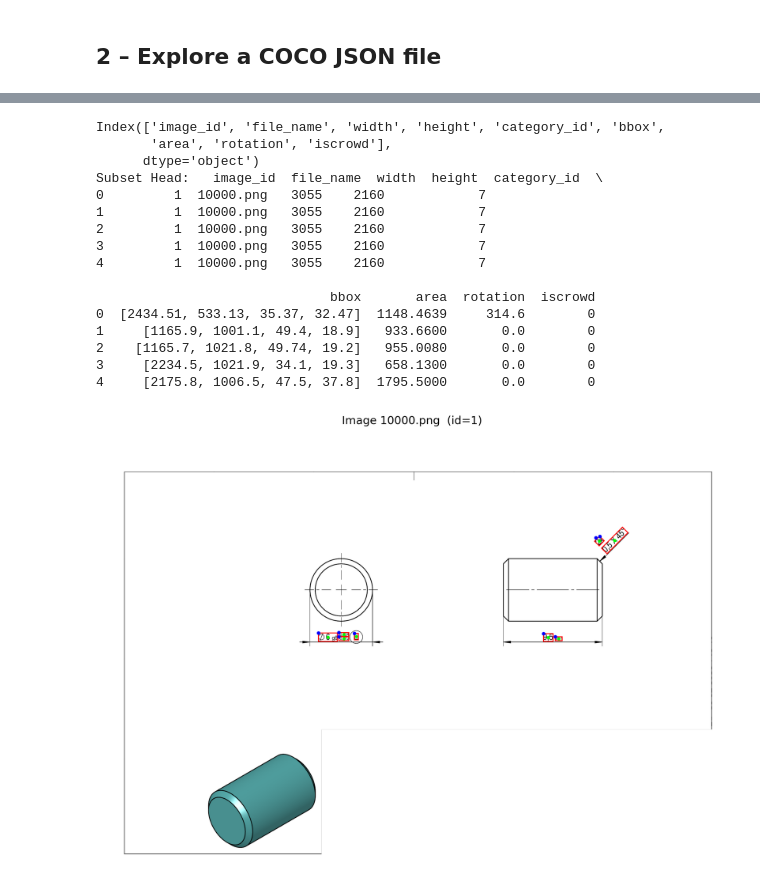
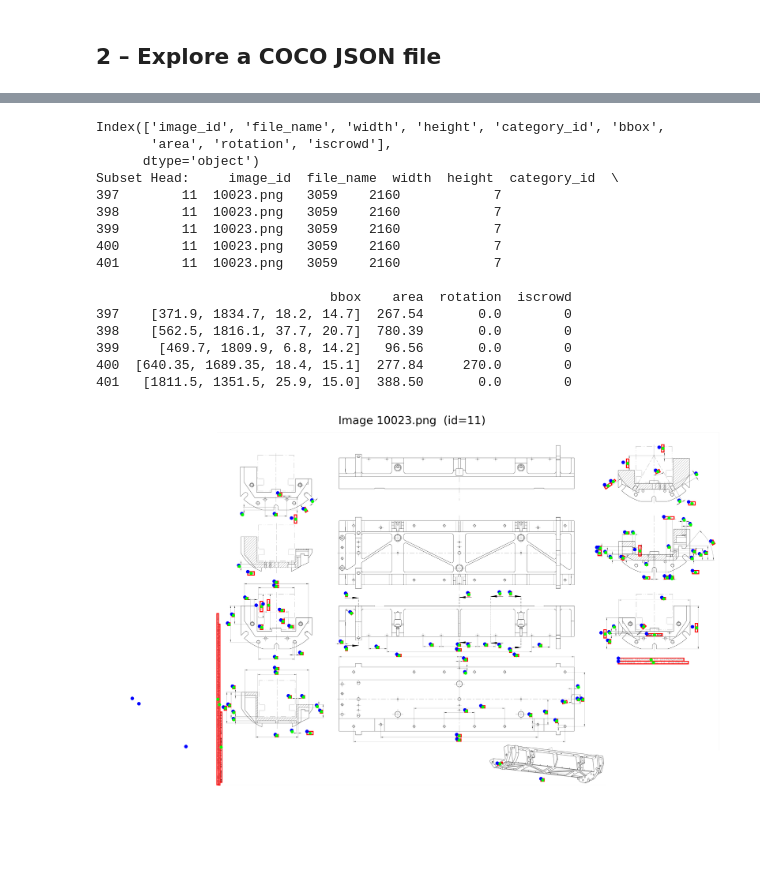
Before and after one commit to gonlyplease/ocr-rec-lab, a Jupyter notebook: analytics/rotation_data_analytics.ipynb, the cells around one changed output, grey strips where cells are left out. Cells and saved outputs as stored; diff of their text form; code cells hidden in the pictures; blank space fills up the shorter version.

```diff
--- a/analytics/rotation_data_analytics.ipynb
+++ b/analytics/rotation_data_analytics.ipynb
@@ -66,7 +66,7 @@ plt.rcParams['figure.dpi'] = 140  # sharper inline figs
 
 # ⇩⇩ Adjust these two lines to match your project root  ⇩⇩
 BATCHES_DIR = Path("../data/rotation/batches")               # or Path('/absolute/path/to/project')
-IMAGE_DIR = Path("../data/rotation/batches/batch_20250703_01/images/default")               # or Path('/absolute/path/to/project')
+IMAGE_DIR = Path("../data/rotation/batches/rotation_20250708_01/images/default")               # or Path('/absolute/path/to/project')
 
 
 print('Batches dir  :', BATCHES_DIR)
@@ -221,47 +221,47 @@ def show_image_with_annotations(row_img: pd.Series,
         cx, cy = x + w / 2, y + h / 2
         rect = Rectangle((cx - w / 2, cy - h / 2), w, h,
                          linewidth=1, edgecolor="red", fill=False)
 
         # 3️⃣ rotate about the centre.  Matplotlib expects CCW.
         transf = Affine2D().rotate_deg_around(cx, cy, rot_cw) + ax.transData
         rect.set_transform(transf)
         ax.add_patch(rect)
 
         # optional: mark the centre too
         if show_centres:
             ax.scatter(cx, cy, color=centre_color, s=6, zorder=3)
 
     plt.show()
 
 
 # -------------------------------------------------------------------
 # 3.  pick an image and visualise -----------------------------------
 # -------------------------------------------------------------------
 
 
 # pick the 5th image (index 4) like you did:
-row = df_img.iloc[0]
+row = df_img.iloc[10]
 show_image_with_annotations(row_img=row,
                             df_all=df,
                             images_dir=images_dir)
 # %% [output]
 Index(['image_id', 'file_name', 'width', 'height', 'category_id', 'bbox',
        'area', 'rotation', 'iscrowd'],
       dtype='object')
-Subset Head:   image_id  file_name  width  height  category_id  \
-0         1  10000.png   3055    2160            7
-1         1  10000.png   3055    2160            7
-2         1  10000.png   3055    2160            7
-3         1  10000.png   3055    2160            7
-4         1  10000.png   3055    2160            7
+Subset Head:     image_id  file_name  width  height  category_id  \
+397        11  10023.png   3059    2160            7
+398        11  10023.png   3059    2160            7
+399        11  10023.png   3059    2160            7
+400        11  10023.png   3059    2160            7
+401        11  10023.png   3059    2160            7
 
-                              bbox       area  rotation  iscrowd
-0  [2434.51, 533.13, 35.37, 32.47]  1148.4639     314.6        0
-1     [1165.9, 1001.1, 49.4, 18.9]   933.6600       0.0        0
-2    [1165.7, 1021.8, 49.74, 19.2]   955.0080       0.0        0
-3     [2234.5, 1021.9, 34.1, 19.3]   658.1300       0.0        0
-4     [2175.8, 1006.5, 47.5, 37.8]  1795.5000       0.0        0
+                              bbox    area  rotation  iscrowd
+397    [371.9, 1834.7, 18.2, 14.7]  267.54       0.0        0
+398    [562.5, 1816.1, 37.7, 20.7]  780.39       0.0        0
+399     [469.7, 1809.9, 6.8, 14.2]   96.56       0.0        0
+400  [640.35, 1689.35, 18.4, 15.1]  277.84     270.0        0
+401   [1811.5, 1351.5, 25.9, 15.0]  388.50       0.0        0
-[figure, old version]
+[figure, new version]
 # %%
 # ╔══════════════════════════════════════════════════════════════╗
 #  Dataset analytics helpers
```
Also changed, not shown: parts of 3 cells of this notebook, 2 other files.
